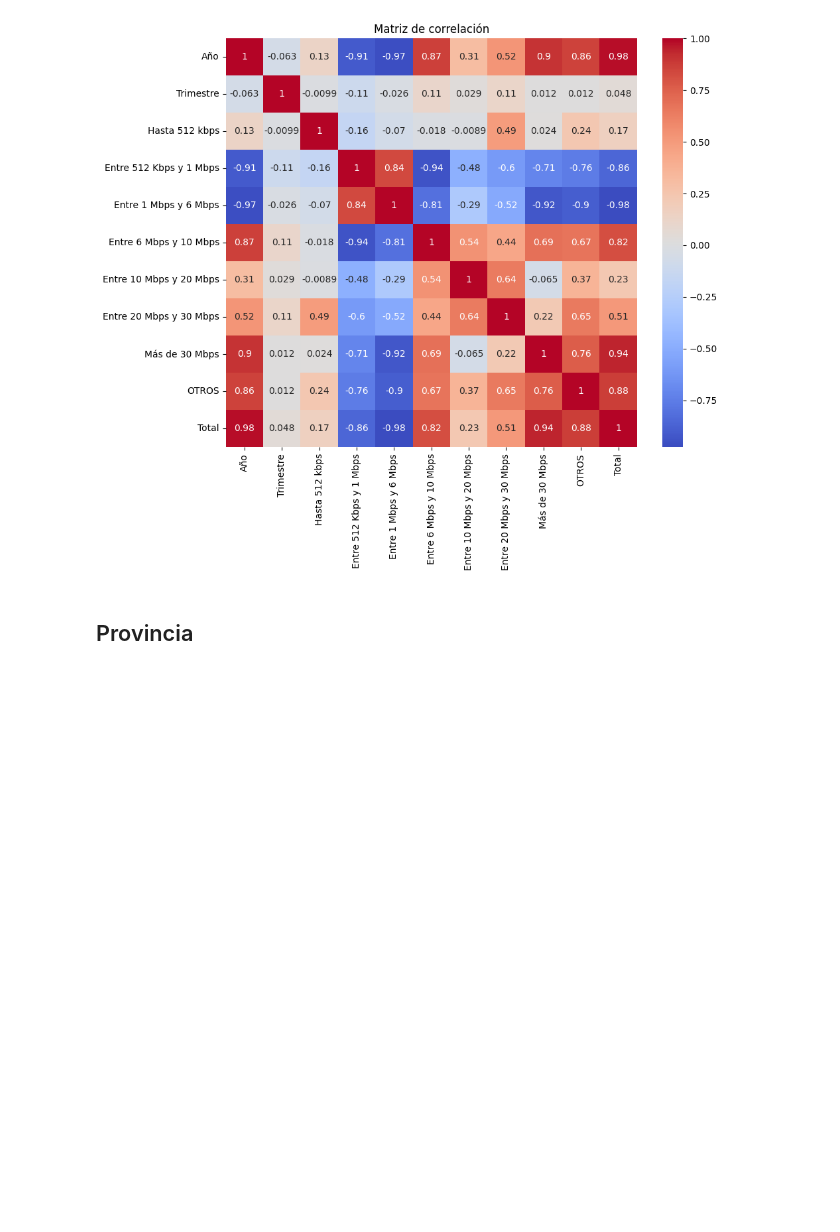
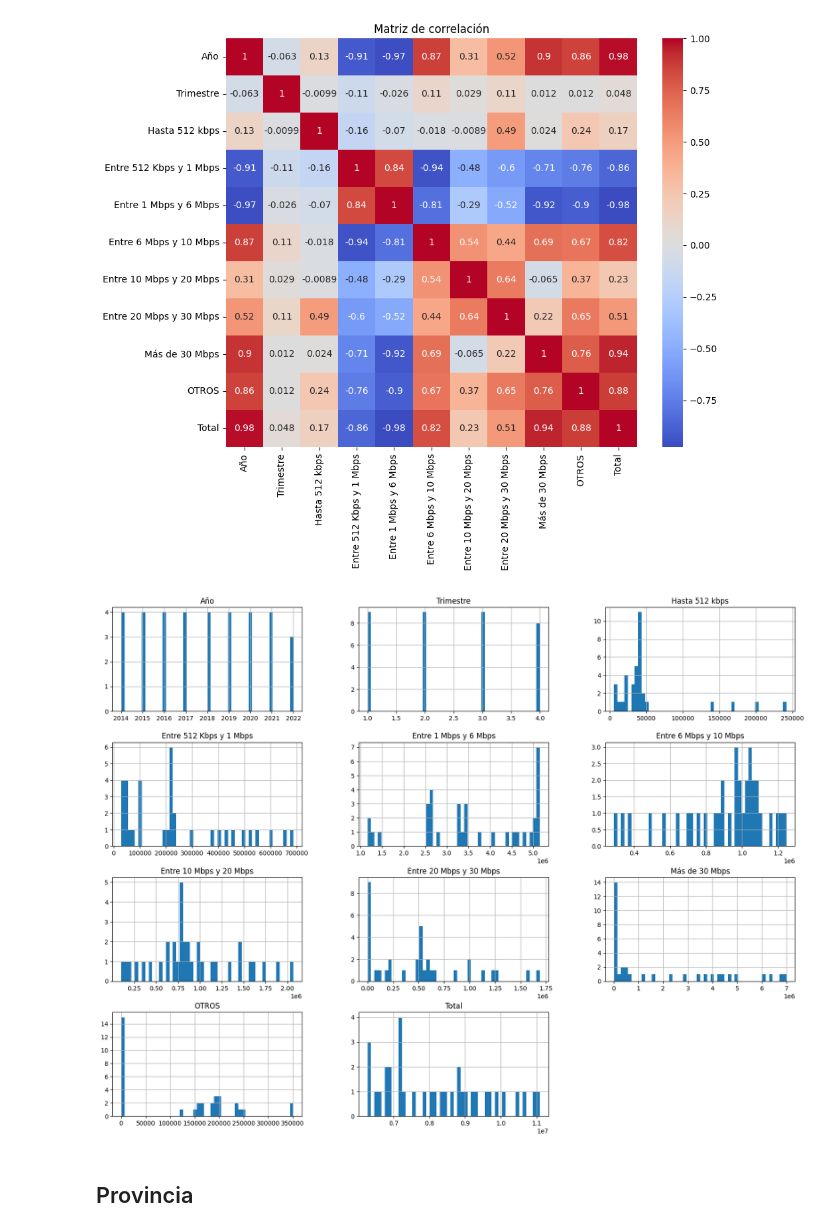
Before and after one commit to Gaston-Re/PI_02_DA, a Jupyter notebook: EDA.ipynb, the cells around one changed output. Cells and saved outputs as stored; diff of their text form; code cells hidden in the pictures; blank space fills up the shorter version.

```diff
--- a/EDA.ipynb
+++ b/EDA.ipynb
@@ -699,6 +705,11 @@ dtype: int64
 grafico_correlacion_mapadecalor(df8)
 # %% [output]
 [figure]
+# %%
+df8.hist(bins = 50, figsize= (20,15))
+plt.show()
+# %% [output]
+[figure, added]
 # %% [markdown]
 ## Provincia
 # %%
```
Also changed, not shown: parts of 8 cells of this notebook, 2 other files.
